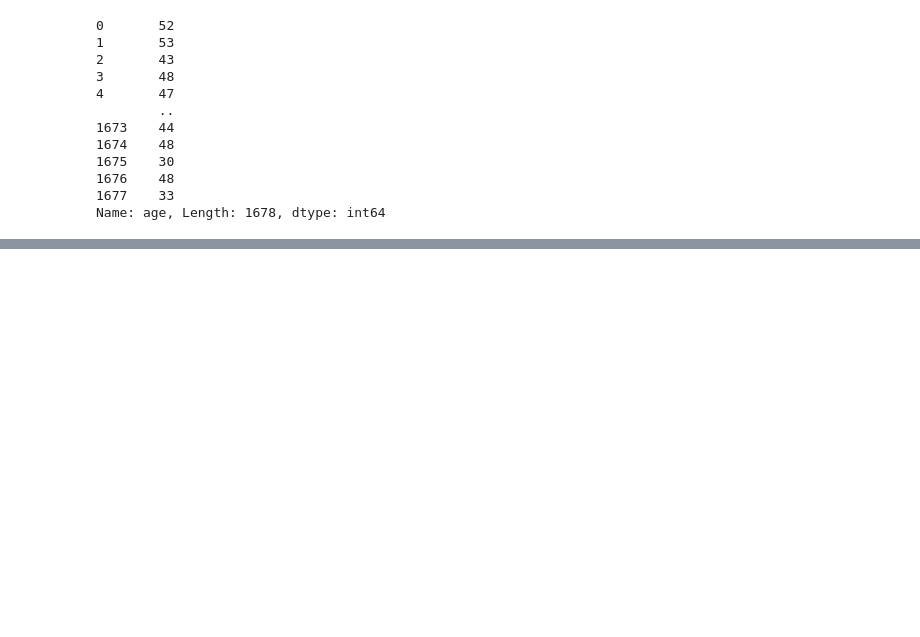
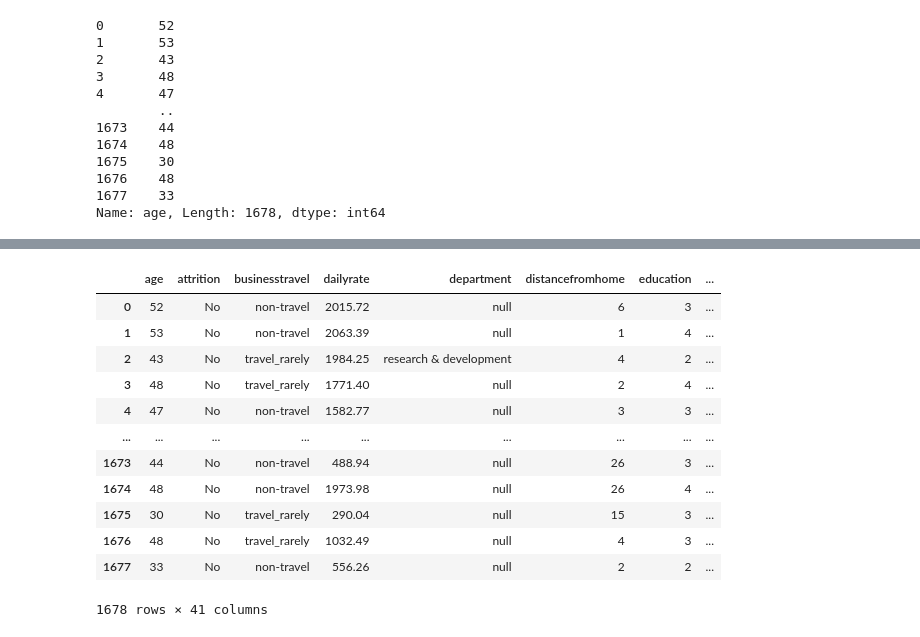
Before and after one commit to Iara-AC/project-da-promo-K-modulo-3-team-1, a Jupyter notebook: FUNCIONES/Funciones_Laura.ipynb, the cells around one changed output, grey strips where cells are left out. Drawn from its saved outputs; the diff is of its cells as text; code cells hidden in the pictures; blank space fills up the shorter version.

```diff
--- a/FUNCIONES/Funciones_Laura.ipynb
+++ b/FUNCIONES/Funciones_Laura.ipynb
@@ -138,6 +142,8 @@ print(convertir_a_absoluto(-3.14))
 # %% [output]
 5
 3.14
+# %%
+df["distancefromhome"] = df["distancefromhome"].apply(convertir_a_absoluto)
 # %%
 # Crear función para transformar float a string
 
@@ -165,15 +171,15 @@ str
 # %%
 # Crear función para transformar string a int. No esta hecho para las columnas adecuadas.
 
-def string_a_int (dato):
+"""def string_a_int (dato):
     try:
         return int (dato)
     except:
         return np.nan
-columns = [ 'yearsincurrentrole', 'salary']
+columns = [ 'salary']
 for col in columns:
     df[col] = df[col].apply(string_a_int)
 
 # Ejemplo de uso
-df['salary']
+df['salary']"""
 # %% [output]
@@ -479,0 +491,2 @@ Name: age, Length: 1678, dtype: int64
+# %%
+df['businesstravel'] = df['businesstravel'].replace(np.nan, 'non-travel')
@@ -479,0 +564,16 @@ Name: age, Length: 1678, dtype: int64
+# %%
+df
+# %% [output]
+|  | age | attrition | businesstravel | dailyrate | department | distancefromhome | education | ... |
+| 0 | 52 | No | non-travel | 2015.72 | null | 6 | 3 | ... |
+| 1 | 53 | No | non-travel | 2063.39 | null | 1 | 4 | ... |
+| 2 | 43 | No | travel_rarely | 1984.25 | research & development | 4 | 2 | ... |
+| 3 | 48 | No | travel_rarely | 1771.40 | null | 2 | 4 | ... |
+| 4 | 47 | No | non-travel | 1582.77 | null | 3 | 3 | ... |
+| ... | ... | ... | ... | ... | ... | ... | ... | ... |
+| 1673 | 44 | No | non-travel | 488.94 | null | 26 | 3 | ... |
+| 1674 | 48 | No | non-travel | 1973.98 | null | 26 | 4 | ... |
+| 1675 | 30 | No | travel_rarely | 290.04 | null | 15 | 3 | ... |
+| 1676 | 48 | No | travel_rarely | 1032.49 | null | 4 | 3 | ... |
+| 1677 | 33 | No | non-travel | 556.26 | null | 2 | 2 | ... |
+1678 rows × 41 columns
```
Also changed, not shown: parts of 14 cells of this notebook, 2 other files.
